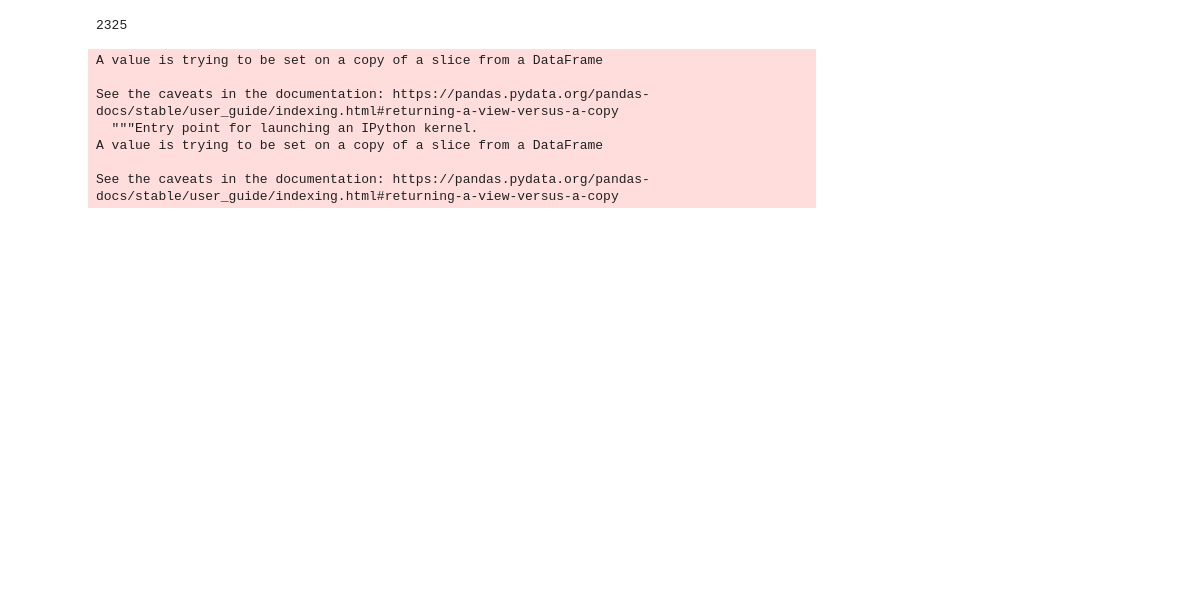
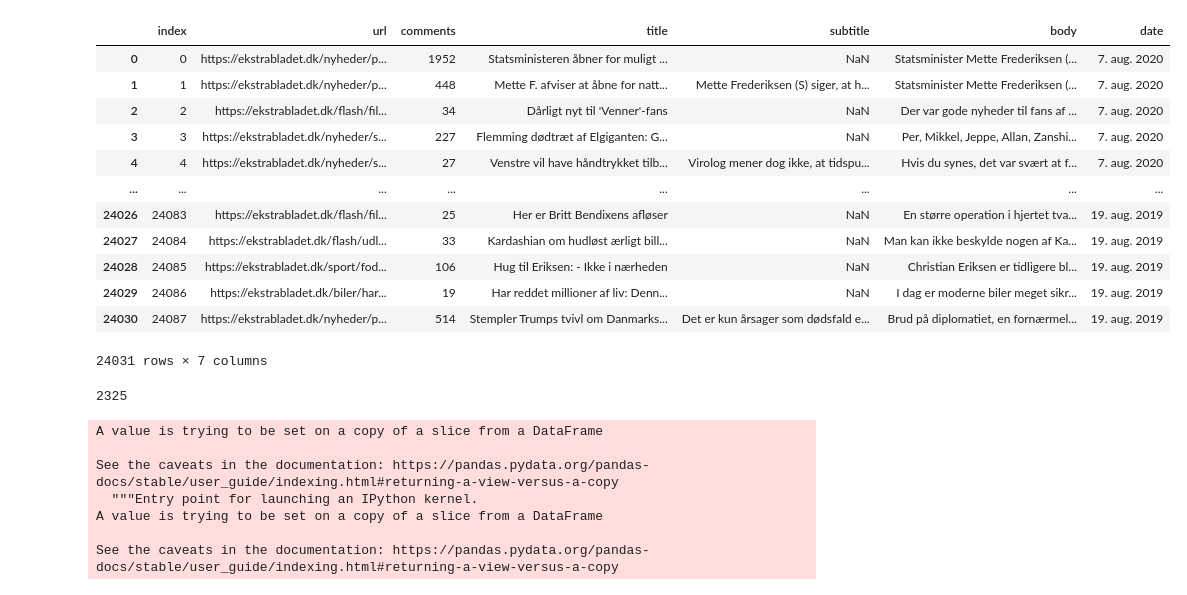
Before and after one commit to isds47/Isds47, a Jupyter notebook: Machine learning/Machine Learning.ipynb, the cells around one changed output. Drawn from its saved outputs; the diff is of its cells as text; code cells hidden in the pictures; blank space fills up the shorter version.

```diff
--- a/Machine learning/Machine Learning.ipynb
+++ b/Machine learning/Machine Learning.ipynb
@@ -36,9 +36,25 @@ from sklearn.feature_selection import SelectKBest, chi2, f_classif
 from sklearn.model_selection import GridSearchCV
 # %%
 # load data
-data = pd.read_csv('preprced.csv')
-#data = data.dropna()
+data = pd.read_csv('data.csv')
+data = data[data['title'].notna()]
 data = data.reset_index()
+# %%
+data
+# %% [output]
+|  | index | url | comments | title | subtitle | body | date |
+| 0 | 0 | https://ekstrabladet.dk/nyheder/p... | 1952 | Statsministeren åbner for muligt ... | NaN | Statsminister Mette Frederiksen (... | 7. aug. 2020 |
+| 1 | 1 | https://ekstrabladet.dk/nyheder/p... | 448 | Mette F. afviser at åbne for natt... | Mette Frederiksen (S) siger, at h... | Statsminister Mette Frederiksen (... | 7. aug. 2020 |
+| 2 | 2 | https://ekstrabladet.dk/flash/fil... | 34 | Dårligt nyt til 'Venner'-fans | NaN | Der var gode nyheder til fans af ... | 7. aug. 2020 |
+| 3 | 3 | https://ekstrabladet.dk/nyheder/s... | 227 | Flemming dødtræt af Elgiganten: G... | NaN | Per, Mikkel, Jeppe, Allan, Zanshi... | 7. aug. 2020 |
+| 4 | 4 | https://ekstrabladet.dk/nyheder/s... | 27 | Venstre vil have håndtrykket tilb... | Virolog mener dog ikke, at tidspu... | Hvis du synes, det var svært at f... | 7. aug. 2020 |
+| ... | ... | ... | ... | ... | ... | ... | ... |
+| 24026 | 24083 | https://ekstrabladet.dk/flash/fil... | 25 | Her er Britt Bendixens afløser | NaN | En større operation i hjertet tva... | 19. aug. 2019 |
+| 24027 | 24084 | https://ekstrabladet.dk/flash/udl... | 33 | Kardashian om hudløst ærligt bill... | NaN | Man kan ikke beskylde nogen af Ka... | 19. aug. 2019 |
+| 24028 | 24085 | https://ekstrabladet.dk/sport/fod... | 106 | Hug til Eriksen: - Ikke i nærheden | NaN | Christian Eriksen er tidligere bl... | 19. aug. 2019 |
+| 24029 | 24086 | https://ekstrabladet.dk/biler/har... | 19 | Har reddet millioner af liv: Denn... | NaN | I dag er moderne biler meget sikr... | 19. aug. 2019 |
+| 24030 | 24087 | https://ekstrabladet.dk/nyheder/p... | 514 | Stempler Trumps tvivl om Danmarks... | Det er kun årsager som dødsfald e... | Brud på diplomatiet, en fornærmel... | 19. aug. 2019 |
+24031 rows × 7 columns
 # %%
 n = 10
 data['comments_cat'] = pd.qcut(data.comments, n, labels=list(range(n)))
```
Also changed, not shown: parts of 8 cells of this notebook.
